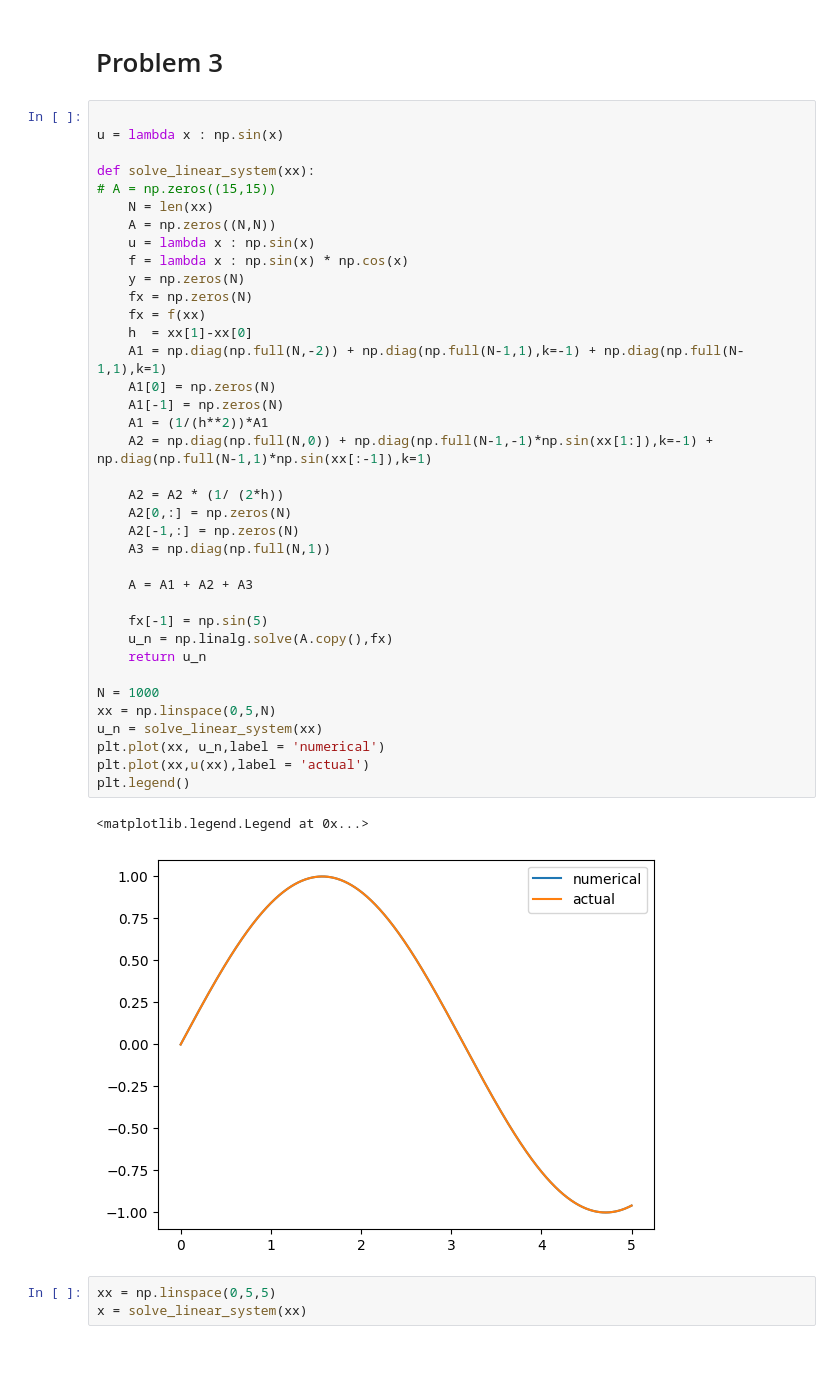
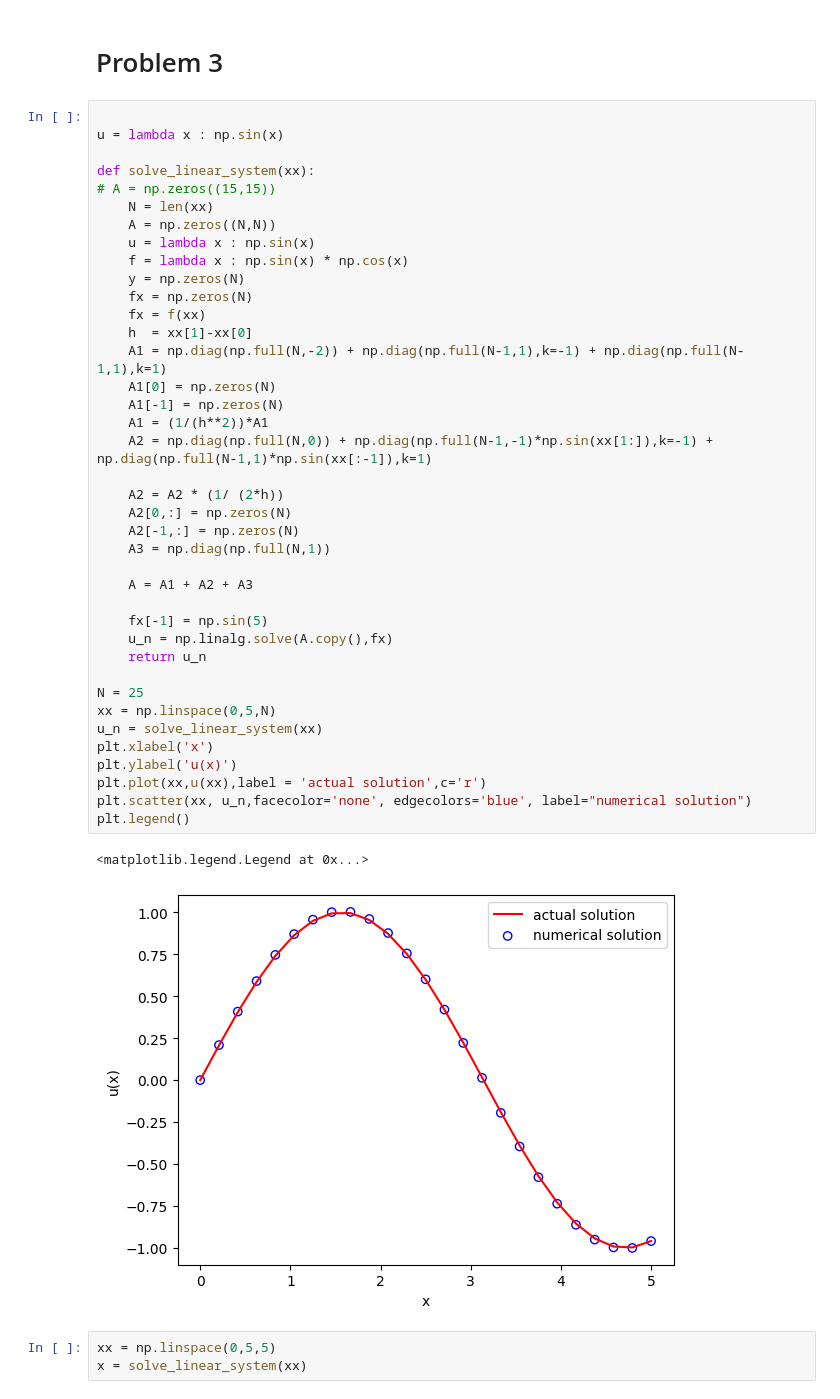
Before and after one commit to andrewholmberg/math_550_numerical_pdes, a Jupyter notebook: homework_0.ipynb, the cells around one changed output. Drawn from its saved outputs; the diff is of its cells as text; blank space fills up the shorter version.

```diff
--- a/homework_0.ipynb
+++ b/homework_0.ipynb
@@ -175,37 +176,39 @@ def solve_linear_system(xx):
     N = len(xx)
     A = np.zeros((N,N))
     u = lambda x : np.sin(x)
     f = lambda x : np.sin(x) * np.cos(x)
     y = np.zeros(N)
     fx = np.zeros(N)
     fx = f(xx)
     h  = xx[1]-xx[0]
     A1 = np.diag(np.full(N,-2)) + np.diag(np.full(N-1,1),k=-1) + np.diag(np.full(N-1,1),k=1)
     A1[0] = np.zeros(N)
     A1[-1] = np.zeros(N)
     A1 = (1/(h**2))*A1
     A2 = np.diag(np.full(N,0)) + np.diag(np.full(N-1,-1)*np.sin(xx[1:]),k=-1) + np.diag(np.full(N-1,1)*np.sin(xx[:-1]),k=1)
 
     A2 = A2 * (1/ (2*h))
     A2[0,:] = np.zeros(N)
     A2[-1,:] = np.zeros(N)
     A3 = np.diag(np.full(N,1))
 
     A = A1 + A2 + A3
 
     fx[-1] = np.sin(5)
     u_n = np.linalg.solve(A.copy(),fx)
     return u_n
 
-N = 1000
+N = 25
 xx = np.linspace(0,5,N)
 u_n = solve_linear_system(xx)
-plt.plot(xx, u_n,label = 'numerical')
-plt.plot(xx,u(xx),label = 'actual')
+plt.xlabel('x')
+plt.ylabel('u(x)')
+plt.plot(xx,u(xx),label = 'actual solution',c='r')
+plt.scatter(xx, u_n,facecolor='none', edgecolors='blue', label="numerical solution")
 plt.legend()
 # %% [output]
 <matplotlib.legend.Legend at 0x...>
-[figure, old version]
+[figure, new version]
 # %%
 xx = np.linspace(0,5,5)
 x = solve_linear_system(xx)
```
Also changed, not shown: parts of 8 cells of this notebook, 4 other files.
